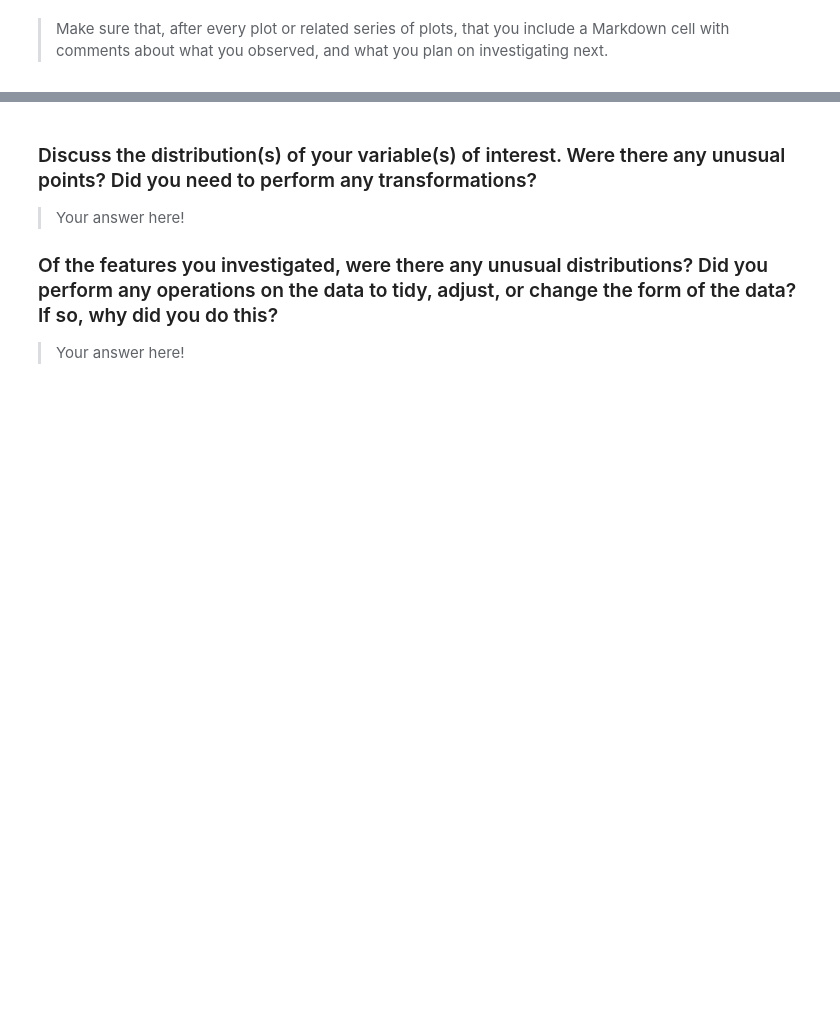
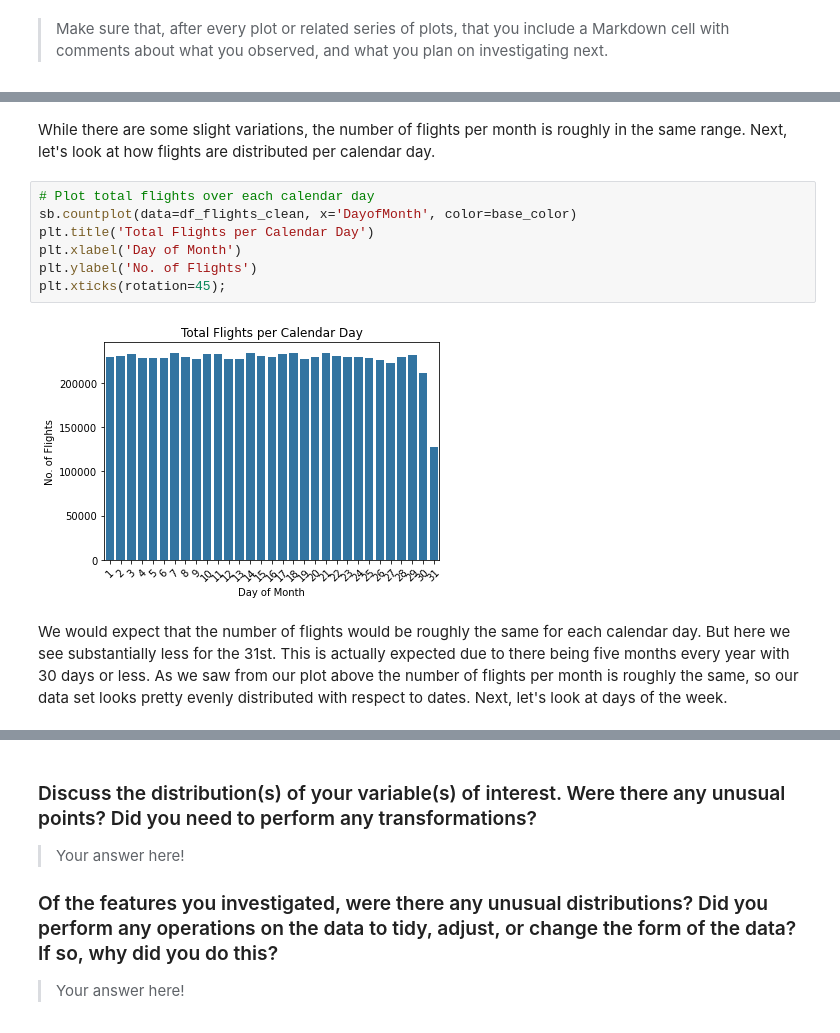
Before and after one commit to maleina/US-Flight-Data, a Jupyter notebook: flight_data_exploration.ipynb, the cells around one changed output, grey strips where cells are left out. Drawn from its saved outputs; the diff is of its cells as text; blank space fills up the shorter version.

```diff
--- a/flight_data_exploration.ipynb
+++ b/flight_data_exploration.ipynb
@@ -485,0 +465,13 @@ you plan on investigating next.
+# %% [markdown]
+While there are some slight variations, the number of flights per month is roughly in the same range. Next, let's look at how flights are distributed per calendar day.
+# %%
+# Plot total flights over each calendar day
+sb.countplot(data=df_flights_clean, x='DayofMonth', color=base_color)
+plt.title('Total Flights per Calendar Day')
+plt.xlabel('Day of Month')
+plt.ylabel('No. of Flights')
+plt.xticks(rotation=45);
+# %% [output]
+[figure, added]
+# %% [markdown]
+We would expect that the number of flights would be roughly the same for each calendar day. But here we see substantially less for the 31st. This is actually expected due to there being five months every year with 30 days or less. As we saw from our plot above the number of flights per month is roughly the same, so our data set looks pretty evenly distributed with respect to dates. Next, let's look at days of the week.
```
Also changed, not shown: parts of 39 cells of this notebook.
